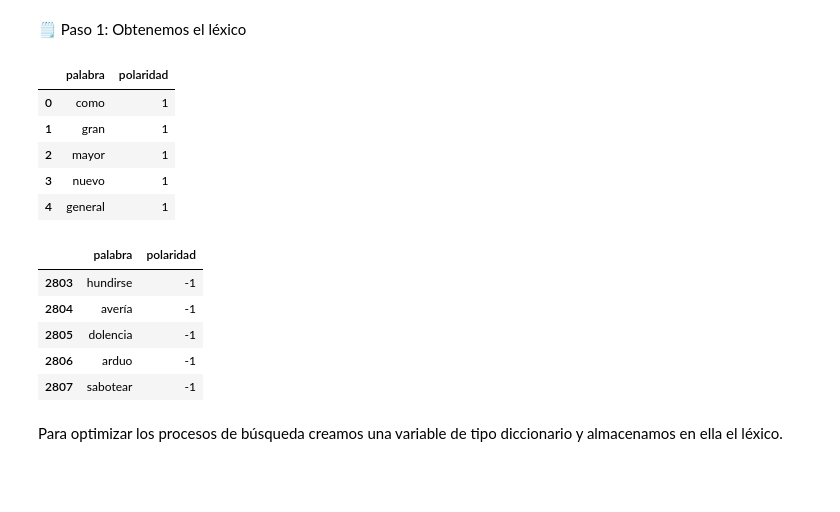
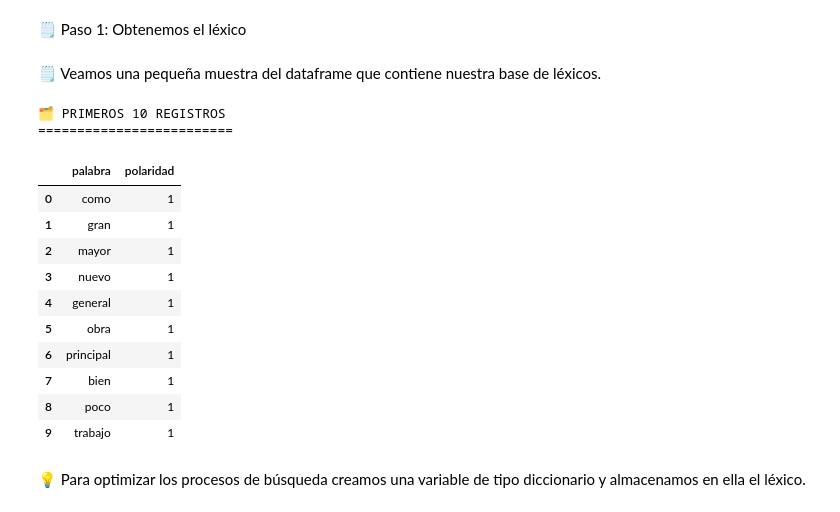
Before and after one commit to chetincho/Analisis_de_Sentimientos, a Jupyter notebook: proyecto.ipynb, the cells around one changed output. Cells and saved outputs as stored; diff of their text form; code cells hidden in the pictures; blank space fills up the shorter version.

```diff
--- a/proyecto.ipynb
+++ b/proyecto.ipynb
@@ -676,26 +682,28 @@ df_palabras_negativas.columns = ['palabra'] # Renombramos la columna
 df_palabras_negativas['polaridad'] = -1 # Asignamos la polaridad
 
 df_lexico = pd.concat([df_palabras_positivas, df_palabras_negativas]).reset_index(drop=True)
-# %%
-df_lexico.head()
-# %% [output]
-|  | palabra | polaridad |
-| 0 | como | 1 |
-| 1 | gran | 1 |
-| 2 | mayor | 1 |
-| 3 | nuevo | 1 |
-| 4 | general | 1 |
-# %%
-df_lexico.tail()
-# %% [output]
-|  | palabra | polaridad |
-| 2803 | hundirse | -1 |
-| 2804 | avería | -1 |
-| 2805 | dolencia | -1 |
-| 2806 | arduo | -1 |
-| 2807 | sabotear | -1 |
+# %% [markdown]
+🗒️ Veamos una pequeña muestra del dataframe que contiene nuestra base de léxicos.
+# %%
+print("🗂️ PRIMEROS 10 REGISTROS")
+print("=========================")
+df_lexico.head(10)
+# %% [output]
+🗂️ PRIMEROS 10 REGISTROS
+=========================
+|  | palabra | polaridad |
+| 0 | como | 1 |
+| 1 | gran | 1 |
+| 2 | mayor | 1 |
+| 3 | nuevo | 1 |
+| 4 | general | 1 |
+| 5 | obra | 1 |
+| 6 | principal | 1 |
+| 7 | bien | 1 |
+| 8 | poco | 1 |
+| 9 | trabajo | 1 |
 # %% [markdown]
-Para optimizar los procesos de búsqueda creamos una variable de tipo diccionario y almacenamos en ella el léxico.
+💡 Para optimizar los procesos de búsqueda creamos una variable de tipo diccionario y almacenamos en ella el léxico.
 # %%
 lexico_dict = df_lexico.set_index('palabra')['polaridad'].to_dict()
 # %%
```
Also changed, not shown: parts of 93 cells of this notebook.
